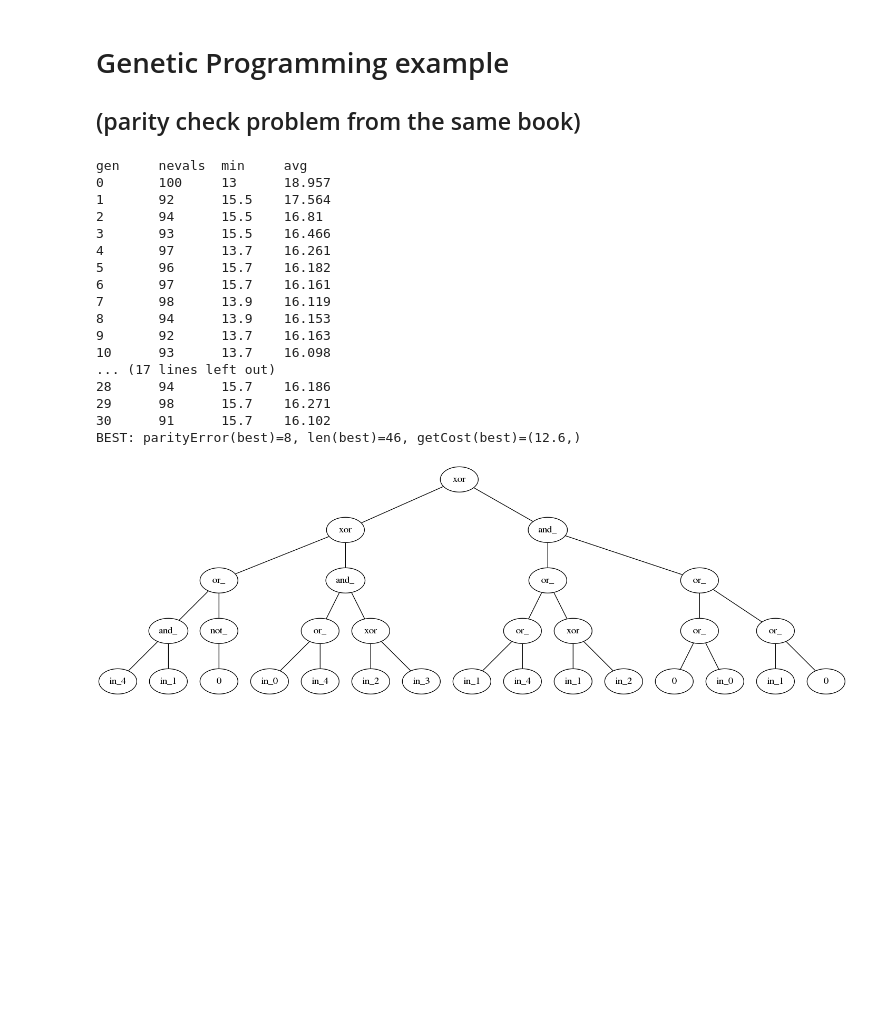
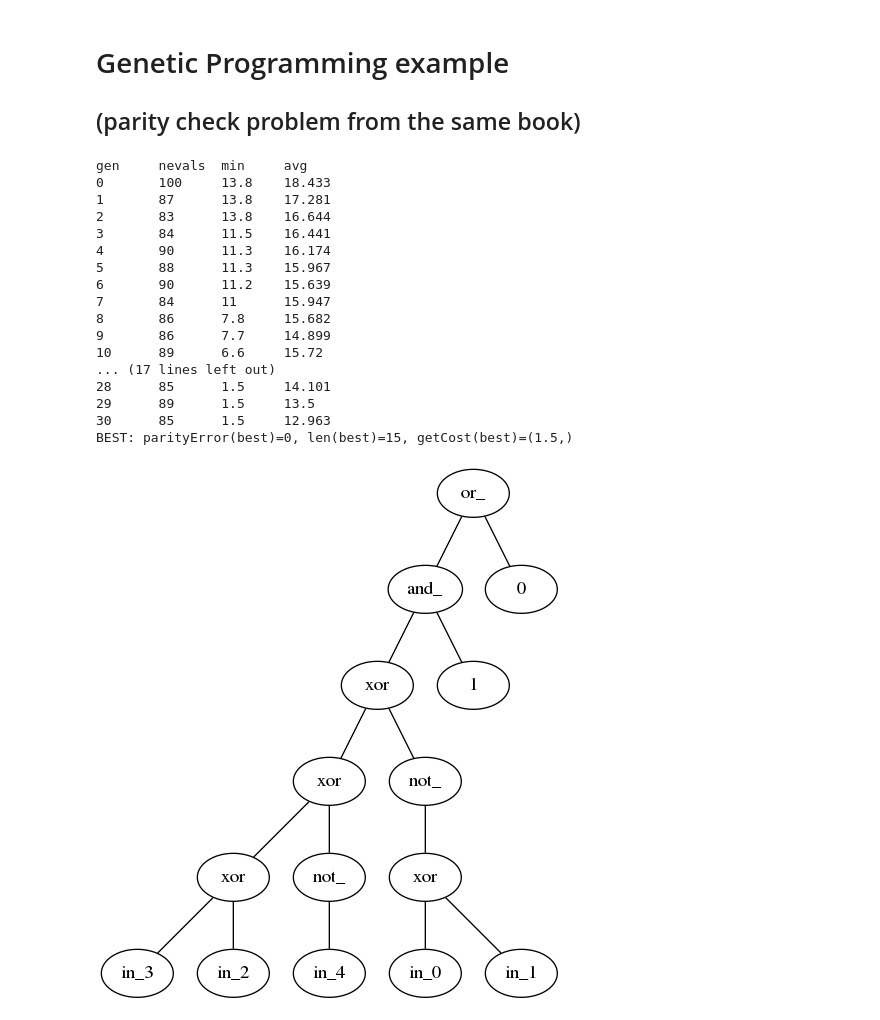
Before and after one commit to davekirby/EFFProject, a Jupyter notebook: notebooks/deap testbed.ipynb, the cells around one changed output. Drawn from its saved outputs; the diff is of its cells as text; code cells hidden in the pictures; blank space fills up the shorter version.

```diff
--- a/notebooks/deap testbed.ipynb
+++ b/notebooks/deap testbed.ipynb
@@ -158,7 +217,7 @@ POP_SIZE = 100
 P_CROSSOVER = 0.9
 P_MUTATION = 0.5
 MAX_GENERATIONS = 30
-HOF_SIZE = 3
+HOF_SIZE = 10
 
 MIN_TREE_HEIGHT = 3
 MAX_TREE_HEIGHT = 6
@@ -178,7 +237,7 @@ primitiveSet.addTerminal(0)
 
 creator.create("FitnessMin", base.Fitness, weights=(-1.,))
 creator.create("Individual", gp.PrimitiveTree, fitness=creator.FitnessMin)
-toolbox.register("expr", gp.genFull, pset=primitiveSet, min_=MIN_TREE_HEIGHT, max_=MAX_TREE_HEIGHT)
+toolbox.register("expr", gp.genHalfAndHalf, pset=primitiveSet, min_=MIN_TREE_HEIGHT, max_=MAX_TREE_HEIGHT)
 toolbox.register("individualCreator", tools.initIterate, creator.Individual, toolbox.expr)
 toolbox.register("populationCreator", tools.initRepeat, list, toolbox.individualCreator)
 
@@ -204,48 +263,48 @@ stats = tools.Statistics(lambda ind: ind.fitness.values)
 stats.register("min", np.min)
 stats.register("avg", np.mean)
 population = toolbox.populationCreator(n=POP_SIZE)
 
-population, logbook = algorithms.eaSimple(
+population, logbook = eaSimpleWithElitism(
     population, toolbox, cxpb=P_CROSSOVER, mutpb=P_MUTATION, ngen=MAX_GENERATIONS, stats=stats,
     halloffame=hof, verbose=True
 )
 
+best = hof.items[0]
 print(f"BEST: {parityError(best)=}, {len(best)=}, {getCost(best)=}")
 
 import networkx as nx
 import pygraphviz as pgv
 
-best = hof.items[0]
 nodes, edges, labels = gp.graph(best)
 
 g = pgv.AGraph()
 g.add_nodes_from(nodes)
 g.add_edges_from(edges)
 g.layout(prog="dot")
 
 for i in nodes:
     n = g.get_node(i)
     n.attr["label"] = labels[i]
 
 png_str = g.draw(format="png")
 from IPython.display import Image
 Image(data=png_str, format="png")
 # %% [output]
 gen     nevals  min     avg
-0       100     13      18.957
-1       92      15.5    17.564
-2       94      15.5    16.81
-3       93      15.5    16.466
-4       97      13.7    16.261
-5       96      15.7    16.182
-6       97      15.7    16.161
-7       98      13.9    16.119
-8       94      13.9    16.153
-9       92      13.7    16.163
-10      93      13.7    16.098
+0       100     13.8    18.433
+1       87      13.8    17.281
+2       83      13.8    16.644
+3       84      11.5    16.441
+4       90      11.3    16.174
+5       88      11.3    15.967
+6       90      11.2    15.639
+7       84      11      15.947
+8       86      7.8     15.682
+9       86      7.7     14.899
+10      89      6.6     15.72
 ... (17 lines left out)
-28      94      15.7    16.186
-29      98      15.7    16.271
-30      91      15.7    16.102
-BEST: parityError(best)=8, len(best)=46, getCost(best)=(12.6,)
+28      85      1.5     14.101
+29      89      1.5     13.5
+30      85      1.5     12.963
+BEST: parityError(best)=0, len(best)=15, getCost(best)=(1.5,)
-[figure, old version]
+[figure, new version]
```
Also changed, not shown: parts of 1 cell of this notebook, 5 other files.
